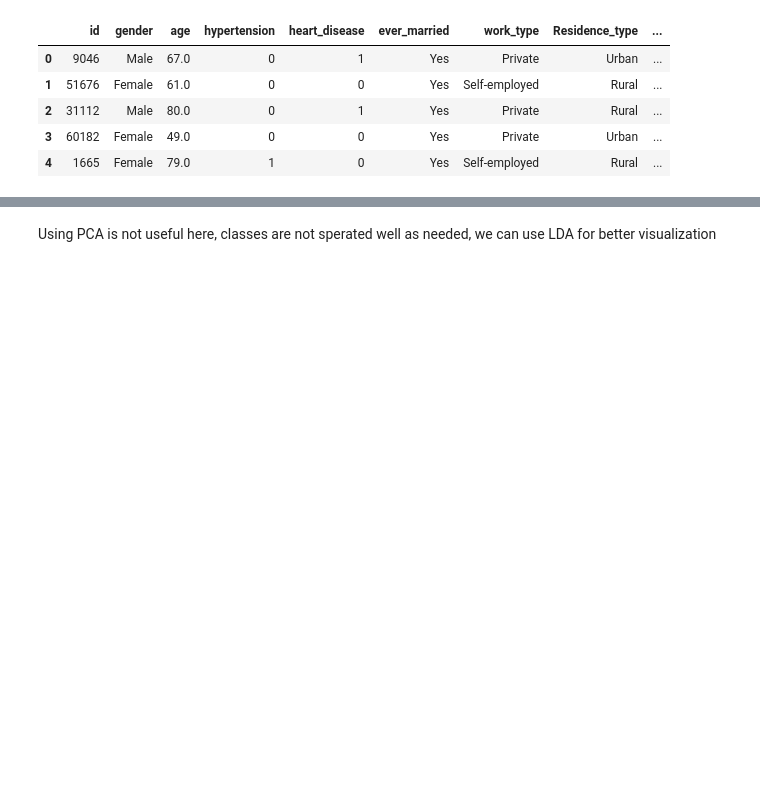
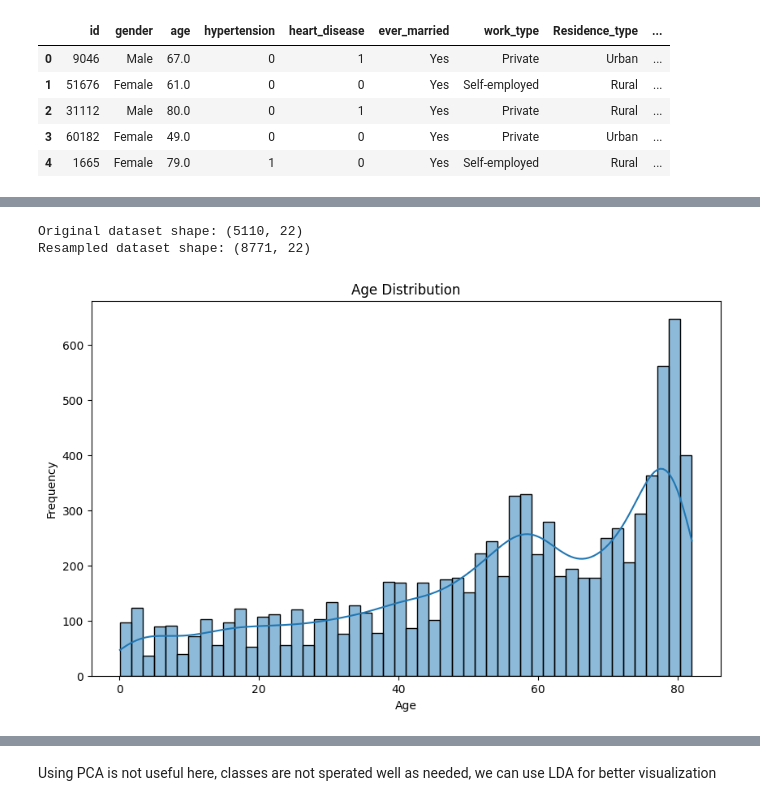
Before and after one commit to Mohamed-Ahmed-Esmat/Stroke-Detection, a Jupyter notebook: detection.ipynb, the cells around one changed output, grey strips where cells are left out. Saved outputs shown, nothing was run; the diff lists cells and outputs as text; code cells hidden in the pictures; blank space fills up the shorter version.

```diff
--- a/detection.ipynb
+++ b/detection.ipynb
@@ -198,0 +46,30 @@ plt.show()
+# %%
+from imblearn.combine import SMOTETomek
+
+# Instantiate SMOTETomek
+smote_tomek = SMOTETomek(sampling_strategy=0.82, random_state=42)
+
+# Separate features and target
+X = df_encoded.drop(columns=['stroke'])  # Features
+y = df_encoded['stroke']  # Target variable
+
+# Apply SMOTETomek
+X_resampled, y_resampled = smote_tomek.fit_resample(X, y)
+
+# Combine resampled features and target into one DataFrame
+df_resampled = pd.concat([pd.DataFrame(X_resampled, columns=X.columns), pd.DataFrame(y_resampled, columns=['stroke'])], axis=1)
+print("Original dataset shape:", df_encoded.shape)
+print("Resampled dataset shape:", df_resampled.shape)
+# %% [output]
+Original dataset shape: (5110, 22)
+Resampled dataset shape: (8771, 22)
+# %%
+
+plt.figure(figsize=(10, 6))
+sns.histplot(df_resampled['age'], bins=50, kde=True)
+plt.title('Age Distribution')
+plt.xlabel('Age')
+plt.ylabel('Frequency')
+plt.show()
+# %% [output]
+[figure, added]
```
Also changed, not shown: parts of 66 cells of this notebook.
